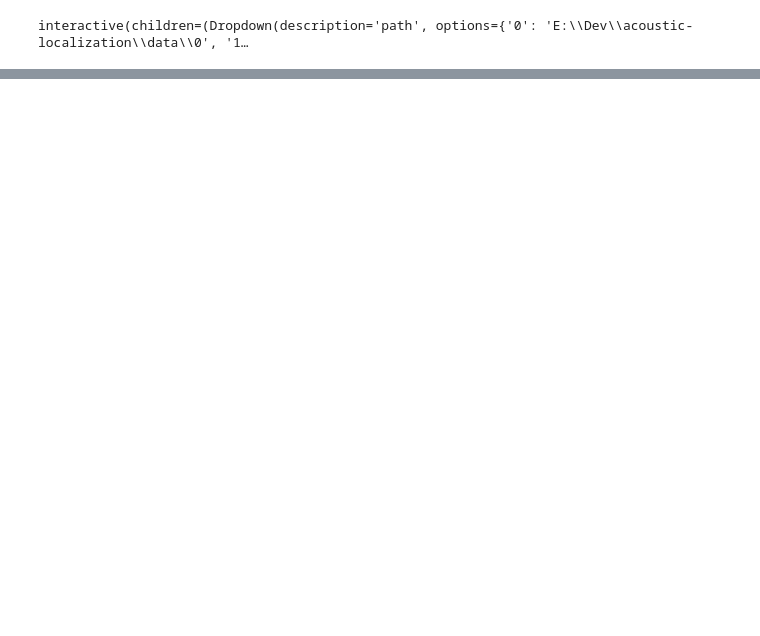
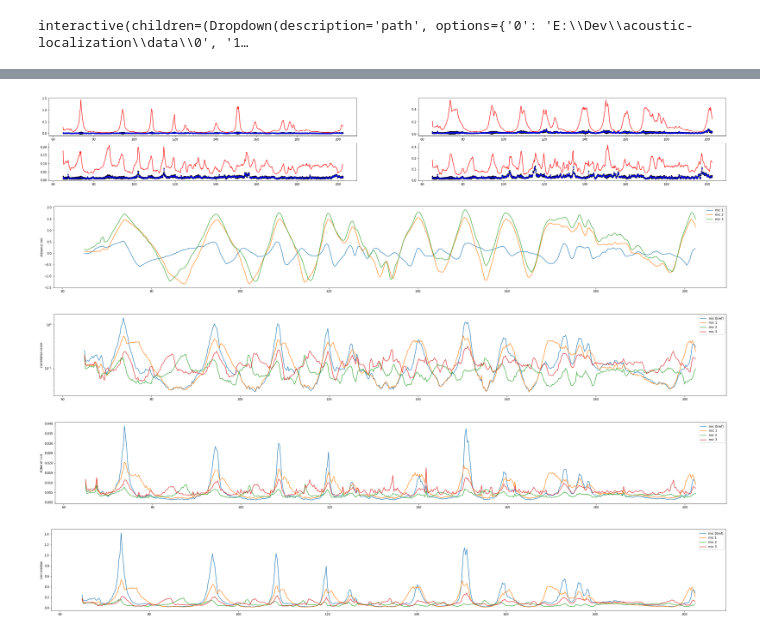
Before and after one commit to garrisoneel/acoustic-localization, a Jupyter notebook: cross_correllation.ipynb, the cells around one changed output, grey strips where cells are left out. Saved outputs shown, nothing was run; the diff lists cells and outputs as text; code cells hidden in the pictures; blank space fills up the shorter version.

Commit message:
update cross correlation notebook
Added filter & time delay estimation

```diff
--- a/cross_correllation.ipynb
+++ b/cross_correllation.ipynb
@@ -8,6 +9,7 @@ from IPython.display import display
 from ipywidgets import interact, interactive, fixed, interact_manual
 import ipywidgets as widgets
 # %%
+old_data = []
 data = []
 srs = []
 offsets = []
@@ -25,8 +27,11 @@ def tts(t, sr=44100):
 def stt(sample, sr=44100):
     return [s/float(sr) for s in sample] if isinstance(sample, (tuple, list)) else sample/float(sr)
 
+def newfig(w=40,h=40, **kwargs):
+    return plt.figure(figsize=(w,h),**kwargs)
+
 def loadfiles(path="./data/1_aligned", clip_intro=0):
-    global data,srs, offsets, onset_times
+    global data, old_data, srs, offsets, onset_times
     data = []
     srs = []
     offsets = []
@@ -49,6 +54,7 @@ def loadfiles(path="./data/1_aligned", clip_intro=0):
             onset_times.append(librosa.onset.onset_detect(dat,units="samples",sr=sr, backtrack=False))
             offsets.append(0)
             print("loaded %s" % file)
+    old_data=[np.copy(dat) for dat in data]
 
 datafolder = os.path.abspath("./data")
 options = {run:os.path.join(datafolder,run) for run in os.listdir(datafolder) if os.path.isdir(os.path.join(datafolder,run)) }
@@ -321,0 +709,34 @@ Offsets (samples) [0, 2276, 2384, 4117]
+# %%
+#plot the results
+def plotarray(arr, scale=1, logscale=False, ylabel=''):
+    newfig(h=5)
+    for k in range(arr.shape[1]):
+        if k==ref and scale!=1:
+            continue
+        ln, = plt.plot(delays[:,ref],arr[:,k]*scale)
+        plt.yscale('log' if logscale else 'linear')
+        label = "mic " + str(k) + ("(ref)" if k==ref else "")
+        ln.set_label(label)
+    plt.ylabel(ylabel)
+    plt.legend()
+    plt.show()
+
+newfig(h=5)
+rc = np.ceil(np.sqrt(len(data)))
+for d in range(len(data)):
+    plt.subplot(rc,rc,d+1)
+    plt.plot(delays[:,ref],corr_score[:,d],'r',label='correlation')
+    plt.plot(delays[:,ref],medians[:,d]+uncert[:,d],'.k',label='+stdev')
+    plt.plot(delays[:,ref],medians[:,d]-uncert[:,d],'.k',label='-stdev')
+    plt.plot(delays[:,ref],medians[:,d],'.b',label='median')
+plt.show()
+plotarray(delays, scale=343, ylabel="distance (m)")
+plotarray(corr_score, logscale=True, ylabel="correlation score")
+plotarray(uncert, ylabel="stdev of corr")
+plotarray(corr_score-medians, ylabel="corr median")
+# %% [output]
+[figure, added]
+[figure, added]
+[figure, added]
+[figure, added]
+[figure, added]
```
Also changed, not shown: parts of 11 cells of this notebook.
